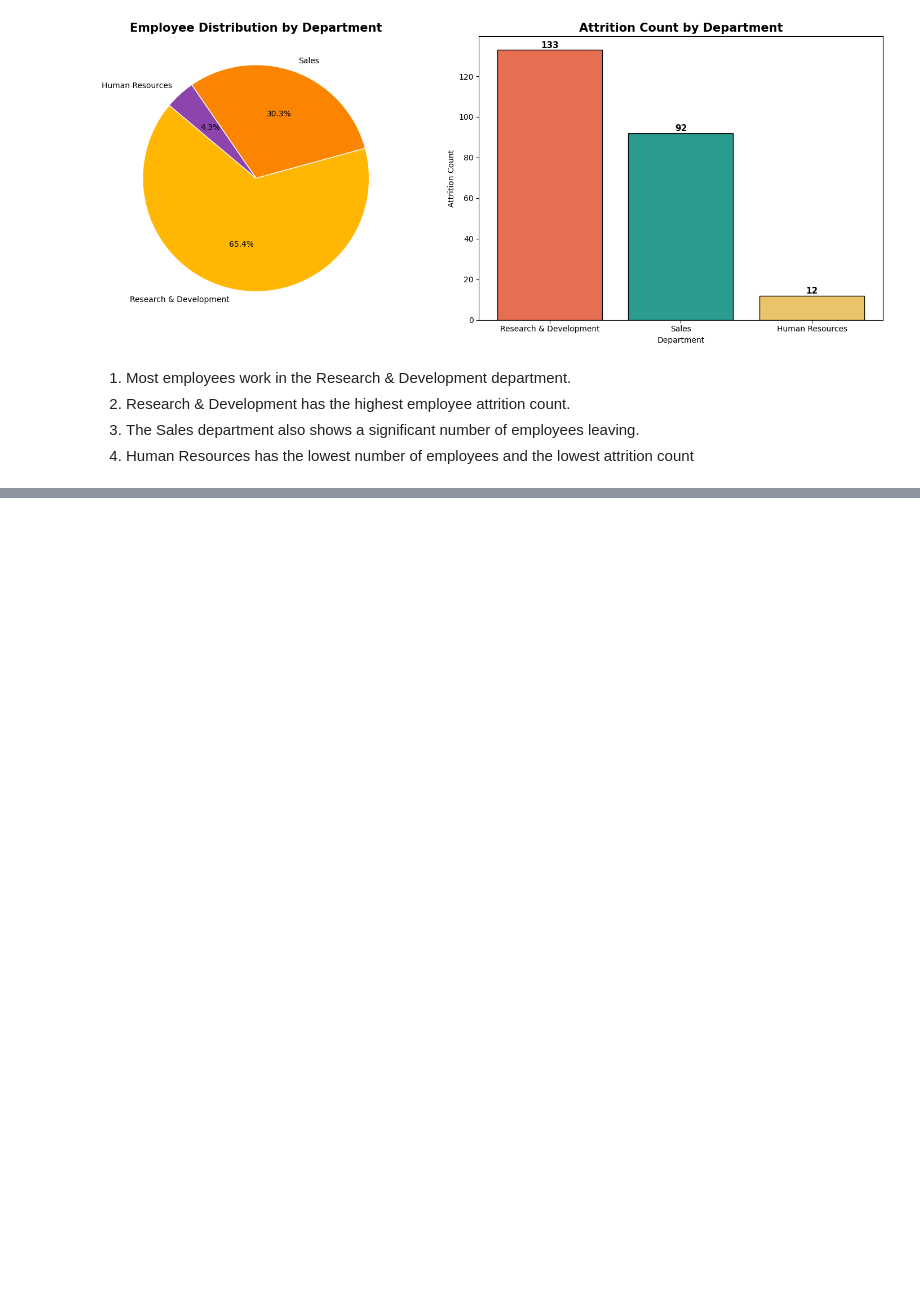
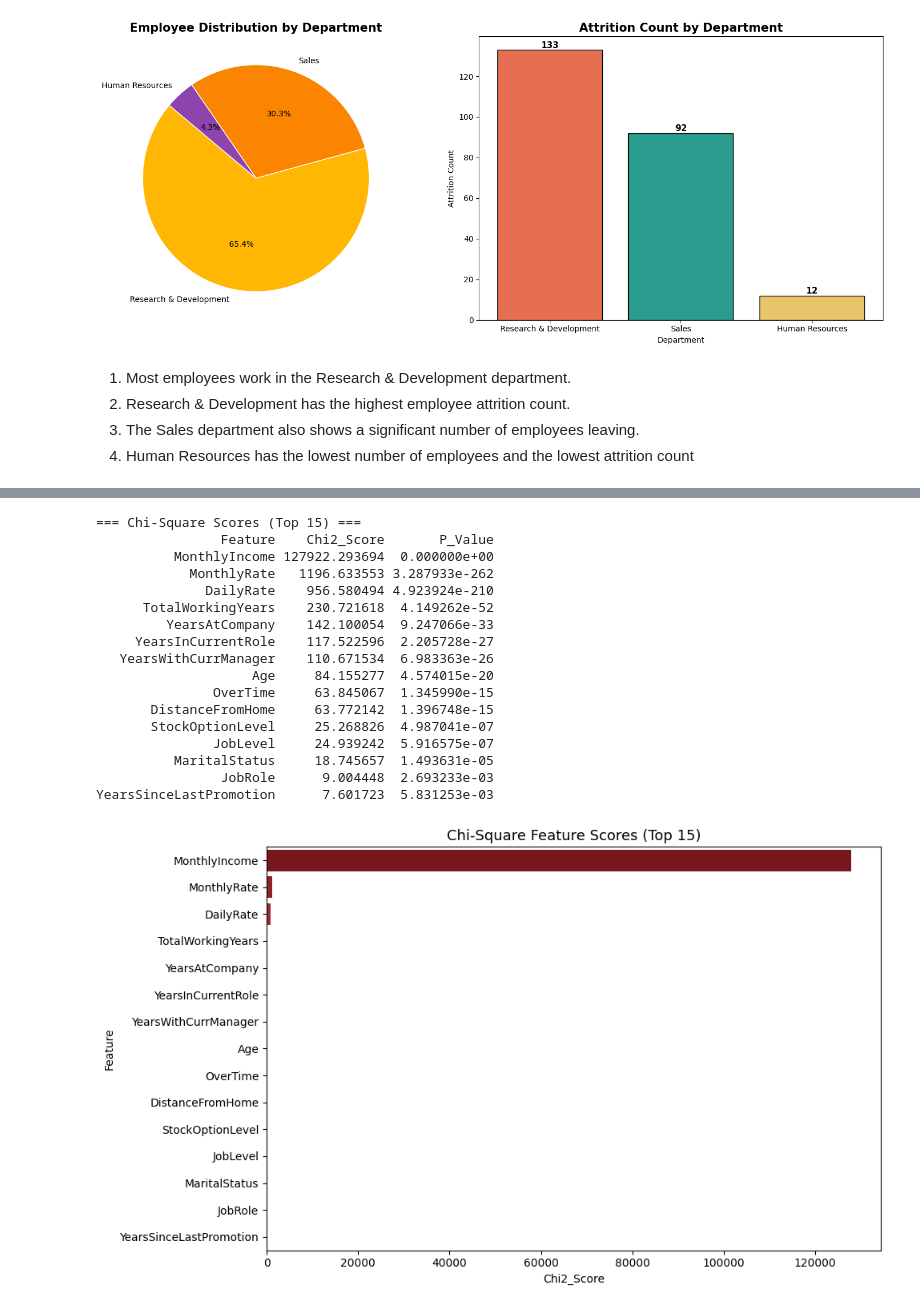
Before and after one commit to athulyamannambath/Employee-Attrition-Prediction-Using-HR-Analytics, a Jupyter notebook: employye.ipynb, the cells around one changed output, grey strips where cells are left out. Cells and saved outputs as stored; diff of their text form; code cells hidden in the pictures; blank space fills up the shorter version.

```diff
--- a/employye.ipynb
+++ b/employye.ipynb
@@ -324,0 +371,42 @@ plt.show()
+# %%
+X = df_clean.drop('Attrition', axis=1)
+y = df_clean['Attrition']
+
+# Chi-square on all features (non-negative values)
+chi2_selector = SelectKBest(chi2, k='all')
+chi2_selector.fit(np.abs(X), y)
+
+chi2_scores = pd.DataFrame({
+    'Feature': X.columns,
+    'Chi2_Score': chi2_selector.scores_,
+    'P_Value': chi2_selector.pvalues_
+}).sort_values('Chi2_Score', ascending=False)
+
+print("=== Chi-Square Scores (Top 15) ===")
+print(chi2_scores.head(15).to_string(index=False))
+
+plt.figure(figsize=(10, 6))
+sns.barplot(data=chi2_scores.head(15), x='Chi2_Score', y='Feature', palette='Reds_r')
+plt.title('Chi-Square Feature Scores (Top 15)', fontsize=13)
+plt.tight_layout()
+plt.savefig('chi2_scores.png', dpi=150, bbox_inches='tight')
+plt.show()
+# %% [output]
+=== Chi-Square Scores (Top 15) ===
+                Feature    Chi2_Score       P_Value
+          MonthlyIncome 127922.293694  0.000000e+00
+            MonthlyRate   1196.633553 3.287933e-262
+              DailyRate    956.580494 4.923924e-210
+      TotalWorkingYears    230.721618  4.149262e-52
+         YearsAtCompany    142.100054  9.247066e-33
+     YearsInCurrentRole    117.522596  2.205728e-27
+   YearsWithCurrManager    110.671534  6.983363e-26
+                    Age     84.155277  4.574015e-20
+               OverTime     63.845067  1.345990e-15
+       DistanceFromHome     63.772142  1.396748e-15
+       StockOptionLevel     25.268826  4.987041e-07
+               JobLevel     24.939242  5.916575e-07
+          MaritalStatus     18.745657  1.493631e-05
+                JobRole      9.004448  2.693233e-03
+YearsSinceLastPromotion      7.601723  5.831253e-03
+[figure, added]
```
Also changed, not shown: parts of 5 cells of this notebook, 3 other files.
